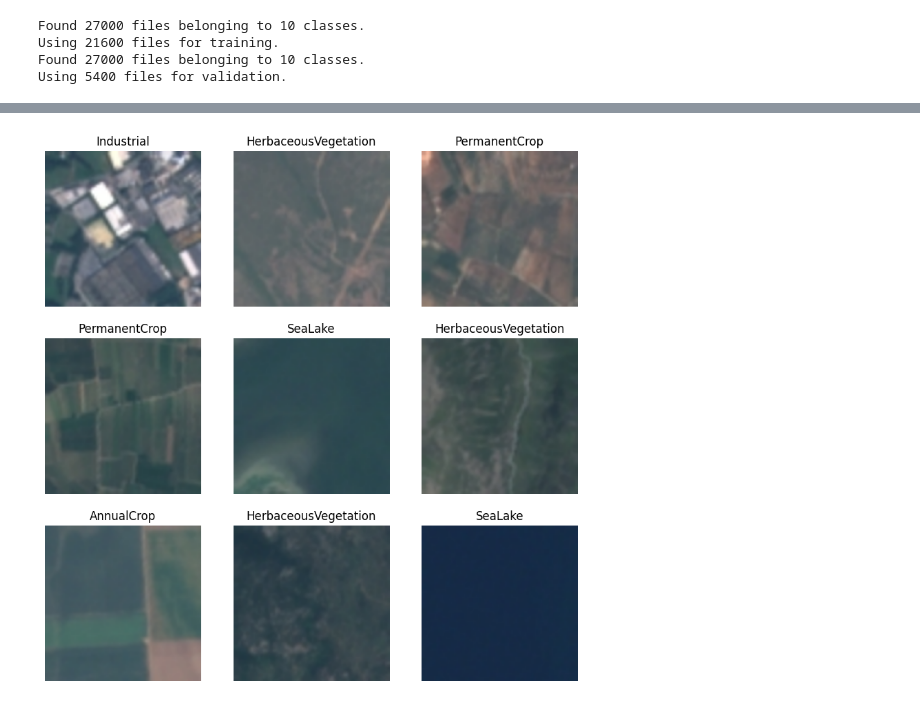
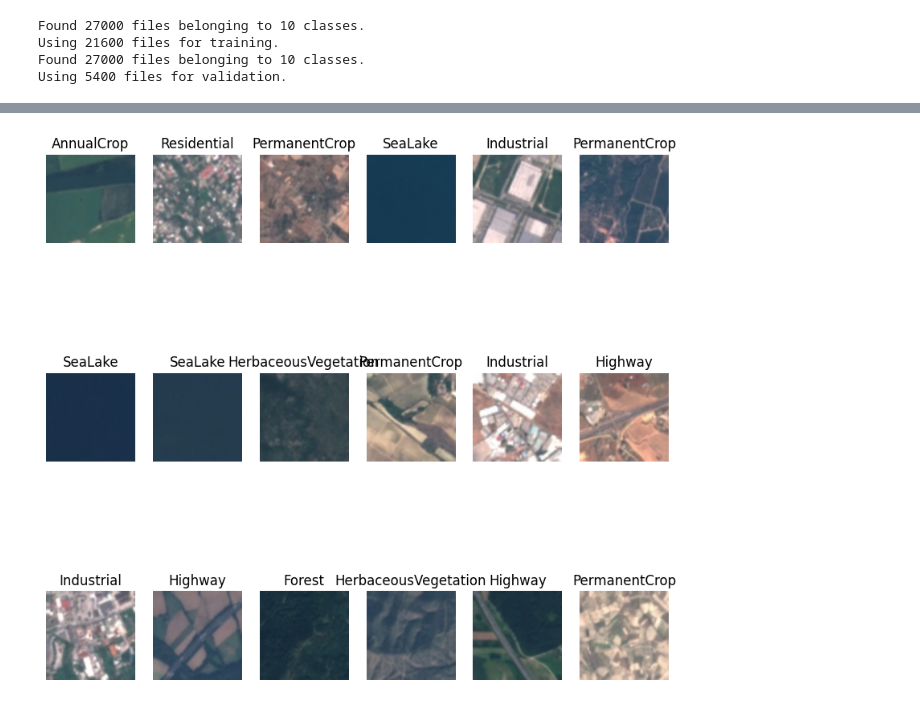
Before and after one commit to Yilalu/cnn_satellite_image_classification, a Jupyter notebook: cnn_satellite_image_classification.ipynb, the cells around one changed output, grey strips where cells are left out. Saved outputs shown, nothing was run; the diff lists cells and outputs as text; code cells hidden in the pictures.

Commit message:
data preprocessing and defining model architect

```diff
--- a/cnn_satellite_image_classification.ipynb
+++ b/cnn_satellite_image_classification.ipynb
@@ -54,3 +125,18 @@ Found 27000 files belonging to 10 classes.
 Using 21600 files for training.
 Found 27000 files belonging to 10 classes.
 Using 5400 files for validation.
+# %%
+# Let's convert our image dataset to a NumPy array for easier manipulation
+
+for images, labels in train_ds.take(1):
+    train_images = images.numpy().astype("uint8")
+    train_labels = labels.numpy().astype("int32")
+for images, labels in valid_ds.take(1):
+    valid_images = images.numpy().astype("uint8")
+    valid_labels = labels.numpy().astype("int32")
+
+# Now we can check the shapes of our training and validation datasets
+print("Training images shape:", train_images.shape)
+print("Training labels shape:", train_labels.shape)
+print("Validation images shape:", valid_images.shape)
+print("Validation labels shape:", valid_labels.shape)
@@ -56,0 +155,15 @@ Using 5400 files for validation.
+# %%
+# Let's count the number of images in each class for both training and validation datasets
+train_class_counts = {class_name: 0 for class_name in class_names}
+
+print("*"*40)
+print("Class count in full training set")
+print("*"*40)
+for i, name in enumerate(class_names):
+    print(f"{name}: {np.sum(train_labels == i)}")
+
+print("*"*40)
+print("Class count in full validation set")
+print("*"*40)
+for i, name in enumerate(class_names):
+    print(f"{name}: {np.sum(valid_labels == i)}")
@@ -57,14 +188,11 @@ Using 5400 files for validation.
 # %%
-# Let's check sample images randomly from both datasets
-import matplotlib.pyplot as plt
-
+# Let's visualize some of the images in the training dataset along with their labels to ensure that the data is loaded correctly.
 plt.figure(figsize=(10, 10))
-for images, labels in all_dataset.take(1):
-    for i in range(9):
-        ax = plt.subplot(3, 3, i + 1)
-        plt.imshow(images[i].numpy().astype("uint8"))
-        plt.title(class_names[labels[i]])
-        plt.axis("off")
+for i in range(18):
+    ax = plt.subplot(3, 6, i + 1)
+    plt.imshow(train_images[i].astype("uint8"))
+    plt.title(class_names[train_labels[i]])
+    plt.axis("off")
 plt.show()
 # %% [output]
-[figure, old version]
+[figure, new version]
```
Also changed, not shown: parts of 15 cells of this notebook.
